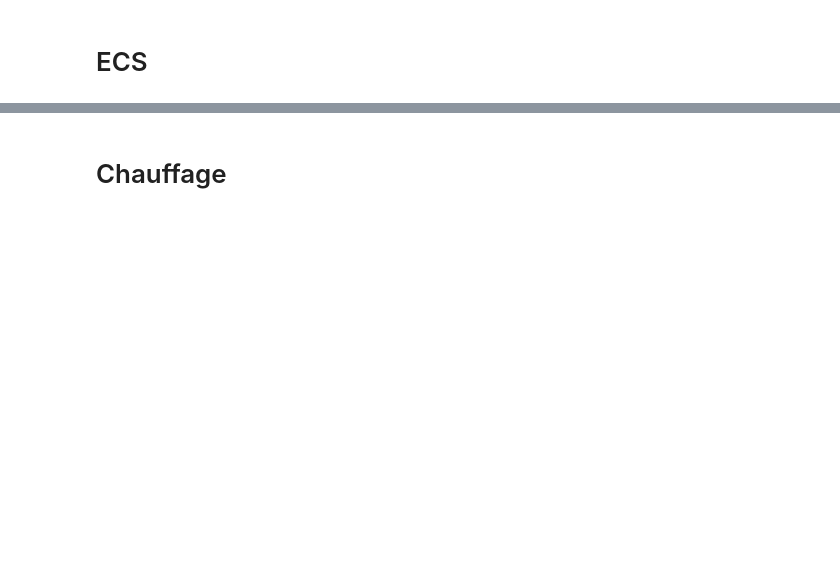
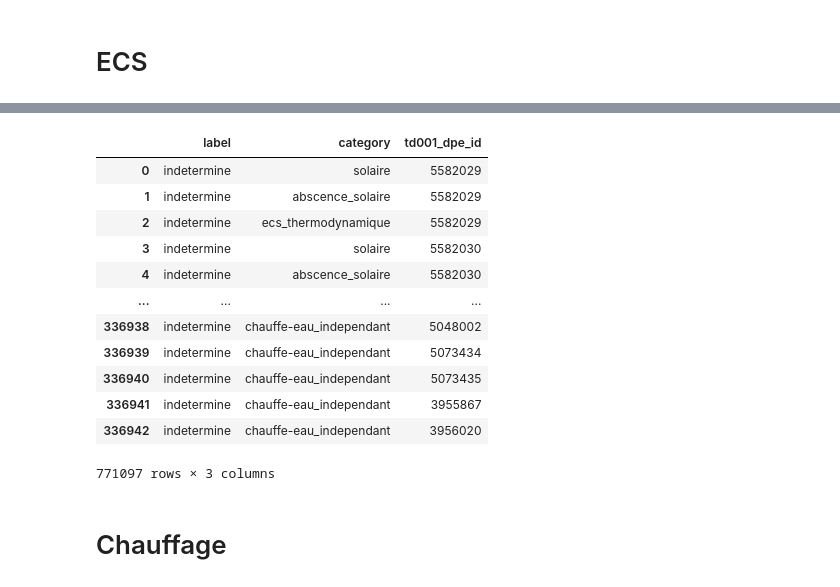
Before and after one commit to etalab/de-dpe-processing, a Jupyter notebook: data_processing_cstb/traitement_donnees_metier/dev pre 1948 elasticsearch.ipynb, the cells around one changed output, grey strips where cells are left out. Cells and saved outputs as stored; diff of their text form; code cells hidden in the pictures; blank space fills up the shorter version.

```diff
--- a/data_processing_cstb/traitement_donnees_metier/dev pre 1948 elasticsearch.ipynb
+++ b/data_processing_cstb/traitement_donnees_metier/dev pre 1948 elasticsearch.ipynb
@@ -442,3 +359,37 @@ td005_ecs.valeur_renseignee = td005_ecs.valeur_renseignee.apply(lambda x:clean_d
+# %%
+
+m=search_and_affect(td005_ecs,id_col='id',val_col='valeur_renseignee',
+                    search_dict=gen_ecs_search_dict)
+
+m = categorize_search_res(m,label_cat = list(gen_ecs_search_dict_flat.keys())+['indetermine'],
+                           category_dict=reverse_cat_gen_ecs)
+gen_ecs_lib_ft=m.merge(td005_ecs[['id','td001_dpe_id']],how='left')
+# %%
+
+m=search_and_affect(td003_ecs,id_col='id',val_col='descriptif',
+                    search_dict=gen_ecs_search_dict)
+m = categorize_search_res(m,label_cat = list(gen_ecs_search_dict_flat.keys())+['indetermine'],
+                           category_dict=reverse_cat_gen_ecs)
+gen_ecs_lib_desc=m.merge(td003_ecs[['id','td001_dpe_id']])
+# %%
+gen_ecs_lib_from_txt=pd.concat([gen_ecs_lib_desc[['label','category','td001_dpe_id']],
+                               gen_ecs_lib_ft[['label','category','td001_dpe_id']]],axis=0)
+# %%
+gen_ecs_lib_from_txt.
+# %% [output]
+|  | label | category | td001_dpe_id |
+| 0 | indetermine | solaire | 5582029 |
+| 1 | indetermine | abscence_solaire | 5582029 |
+| 2 | indetermine | ecs_thermodynamique | 5582029 |
+| 3 | indetermine | solaire | 5582030 |
+| 4 | indetermine | abscence_solaire | 5582030 |
+| ... | ... | ... | ... |
+| 336938 | indetermine | chauffe-eau_independant | 5048002 |
+| 336939 | indetermine | chauffe-eau_independant | 5073434 |
+| 336940 | indetermine | chauffe-eau_independant | 5073435 |
+| 336941 | indetermine | chauffe-eau_independant | 3955867 |
+| 336942 | indetermine | chauffe-eau_independant | 3956020 |
+771097 rows × 3 columns
 # %%
 
 m=search_and_affect(td005_ecs,id_col='id',val_col='valeur_renseignee',
```
Also changed, not shown: parts of 103 cells of this notebook, 12 other files.
